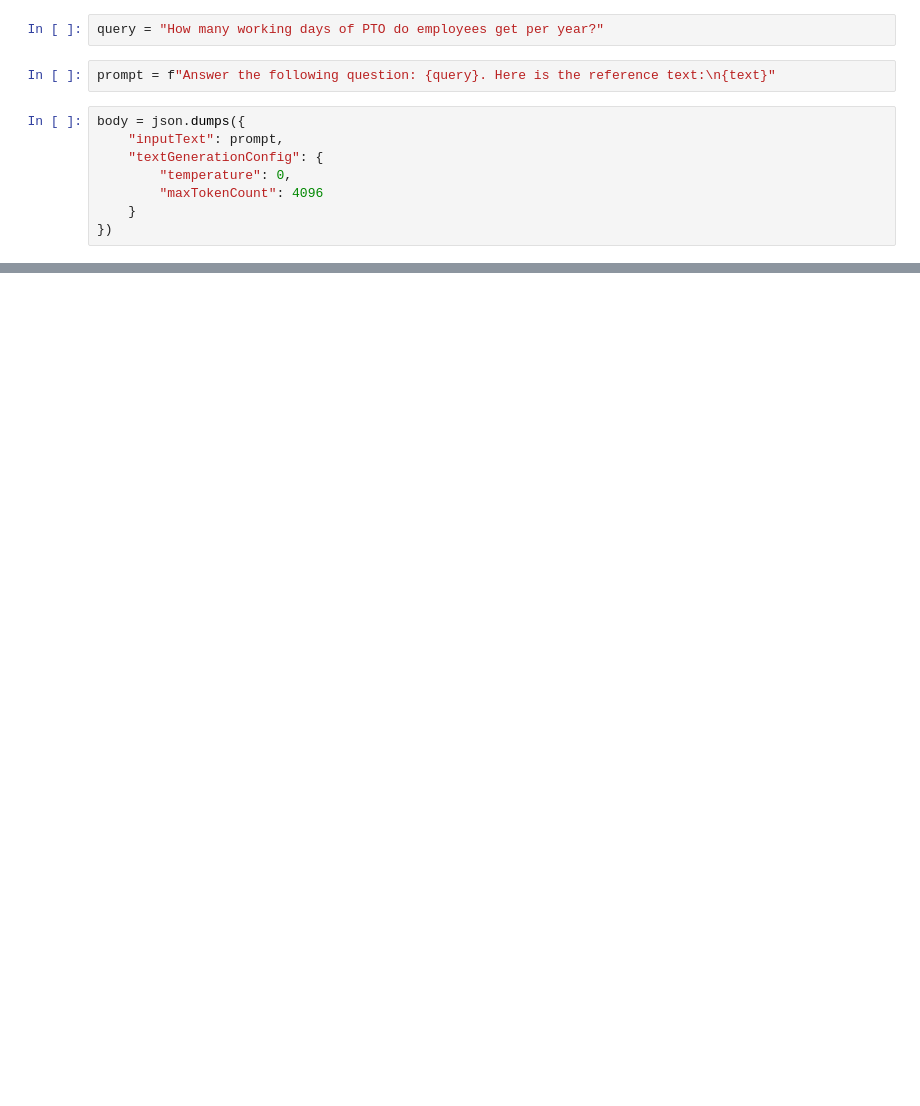
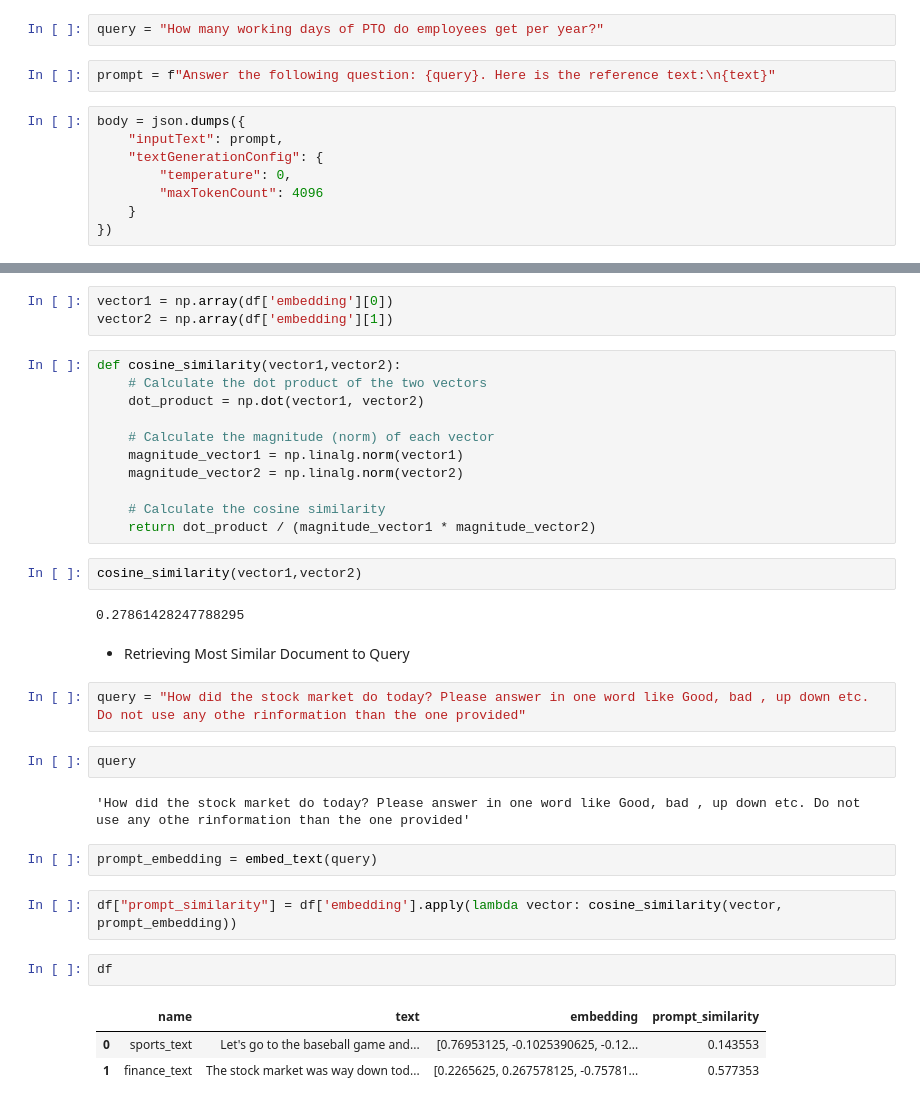
Before and after one commit to jimmypjoy/aimldemo, a Jupyter notebook: jupyterworkapce/17 aws bedrock/01 aws bedrock basics.ipynb, the cells around one changed output, grey strips where cells are left out. Drawn from its saved outputs; the diff is of its cells as text; blank space fills up the shorter version.

```diff
--- a/jupyterworkapce/17 aws bedrock/01 aws bedrock basics.ipynb
+++ b/jupyterworkapce/17 aws bedrock/01 aws bedrock basics.ipynb
@@ -146,0 +319,36 @@ print(response_body["results"][0]["outputText"])
+# %%
+vector1 = np.array(df['embedding'][0])
+vector2 = np.array(df['embedding'][1])
+# %%
+def cosine_similarity(vector1,vector2):
+    # Calculate the dot product of the two vectors
+    dot_product = np.dot(vector1, vector2)
+
+    # Calculate the magnitude (norm) of each vector
+    magnitude_vector1 = np.linalg.norm(vector1)
+    magnitude_vector2 = np.linalg.norm(vector2)
+
+    # Calculate the cosine similarity
+    return dot_product / (magnitude_vector1 * magnitude_vector2)
+# %%
+cosine_similarity(vector1,vector2)
+# %% [output]
+0.27861428247788295
+# %% [markdown]
+* Retrieving Most Similar Document to Query
+# %%
+query = "How did the stock market do today? Please answer in one word like Good, bad , up down etc. Do not use any othe rinformation than the one provided"
+# %%
+query
+# %% [output]
+'How did the stock market do today? Please answer in one word like Good, bad , up down etc. Do not use any othe rinformation than the one provided'
+# %%
+prompt_embedding = embed_text(query)
+# %%
+df["prompt_similarity"] = df['embedding'].apply(lambda vector: cosine_similarity(vector, prompt_embedding))
+# %%
+df
+# %% [output]
+|  | name | text | embedding | prompt_similarity |
+| 0 | sports_text | Let's go to the baseball game and... | [0.76953125, -0.1025390625, -0.12... | 0.143553 |
+| 1 | finance_text | The stock market was way down tod... | [0.2265625, 0.267578125, -0.75781... | 0.577353 |
```
Also changed, not shown: parts of 36 cells of this notebook, 6 other files.
